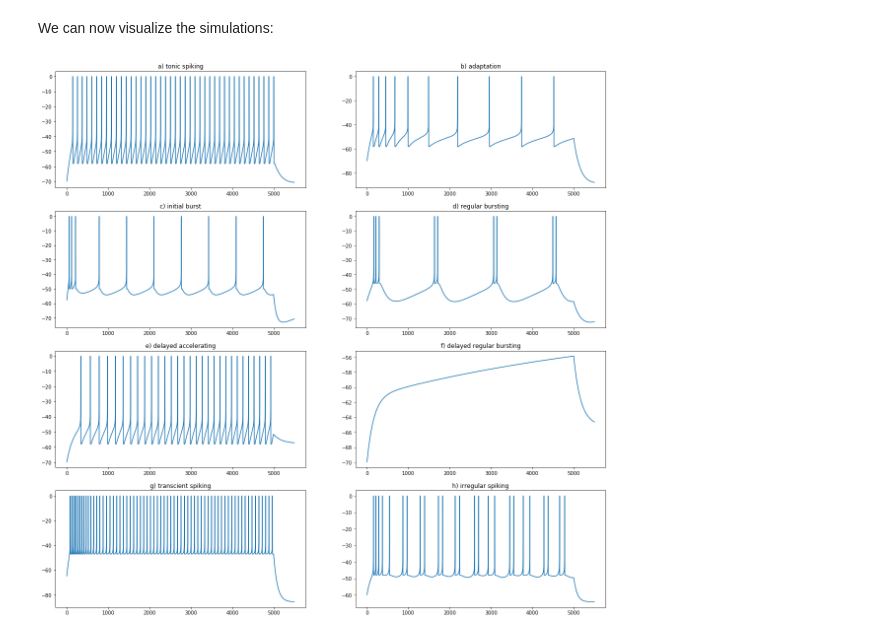
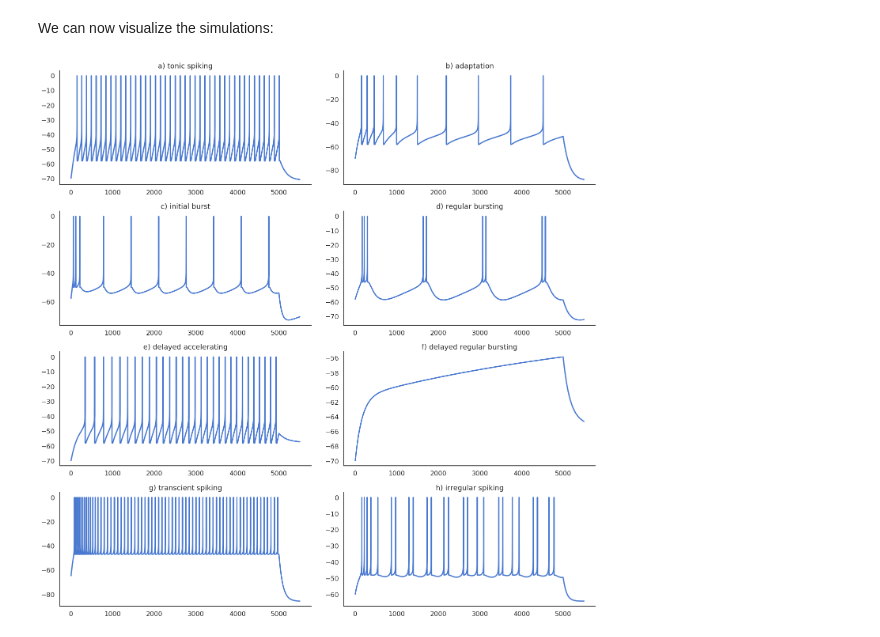
Before and after one commit to vitay/ANNarchy-notebooks, a Jupyter notebook: notebooks/AdEx.ipynb, the cells around one changed output. Cells and saved outputs as stored; diff of their text form; code cells hidden in the pictures.

```diff
--- a/notebooks/AdEx.ipynb
+++ b/notebooks/AdEx.ipynb
@@ -100,27 +100,35 @@ for n, t in spikes.items(): # Normalize the spikes
 We can now visualize the simulations:
 # %%
 import matplotlib.pyplot as plt
+
+import seaborn as sns
+sns.set(style="white", palette="muted", color_codes=True)
+sns.set_context("talk")
 
 titles = [
     "a) tonic spiking",
     "b) adaptation",
     "c) initial burst",
     "d) regular bursting",
     "e) delayed accelerating",
     "f) delayed regular bursting",
     "g) transcient spiking",
     "h) irregular spiking"
 ]
 
 plt.figure(figsize=(20, 20))
 plt.ylim((-70., 0.))
 for i in range(8):
     plt.subplot(4, 2, i+1)
     plt.title(titles[i])
-    plt.plot(data[:, i])
+    plt.plot(data[:, i], lw=3)
+
+
+sns.despine()
+plt.tight_layout()
 plt.show()
 # %% [output]
-[figure, old version]
+[figure, new version]
 # %% [markdown]
 Compare to the original figure:
 
```
Also changed, not shown: parts of 2 cells of this notebook, 3 other files.
